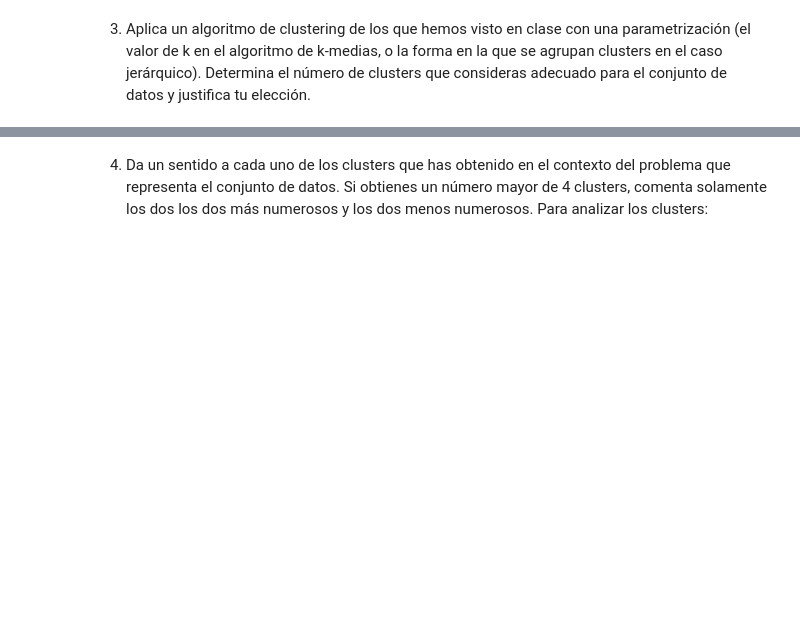
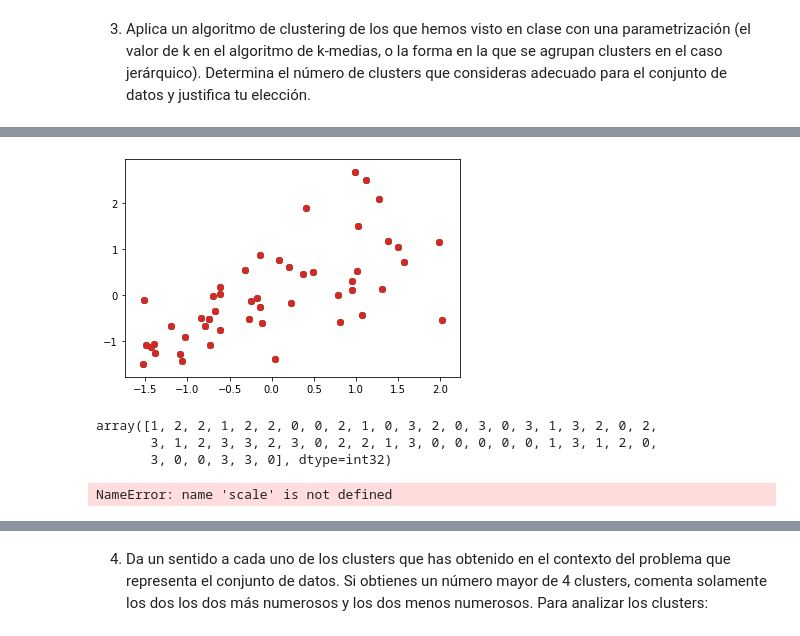
Before and after one commit to diegoambite/IA2, a Jupyter notebook: Práctica 1 IA2.ipynb, the cells around one changed output, grey strips where cells are left out. Saved outputs shown, nothing was run; the diff lists cells and outputs as text; code cells hidden in the pictures; blank space fills up the shorter version.

Commit message:
K-Means

```diff
--- a/Práctica 1 IA2.ipynb
+++ b/Práctica 1 IA2.ipynb
@@ -30,0 +115,14 @@ Determina el número de clusters que consideras adecuado para el conjunto de dat
+# %%
+for plot in data_crimes_standardized:
+    plt.scatter(data_crimes_standardized[1], data_crimes_standardized[3])
+# %% [output]
+[figure, added]
+# %%
+kmeans = KMeans(n_clusters = 4, init = 'k-means++', random_state = 42)
+y_kmeans = kmeans.fit_predict(data_crimes_standardized)
+
+y_kmeans
+# %% [output]
+array([1, 2, 2, 1, 2, 2, 0, 0, 2, 1, 0, 3, 2, 0, 3, 0, 3, 1, 3, 2, 0, 2,
+       3, 1, 2, 3, 3, 2, 3, 0, 2, 2, 1, 3, 0, 0, 0, 0, 0, 1, 3, 1, 2, 0,
+       3, 0, 0, 3, 3, 0], dtype=int32)
@@ -30,0 +131,4 @@ Determina el número de clusters que consideras adecuado para el conjunto de dat
+# %%
+data = scale(data)
+# %% [output]
+NameError: name 'scale' is not defined
```
Also changed, not shown: parts of 18 cells of this notebook.
